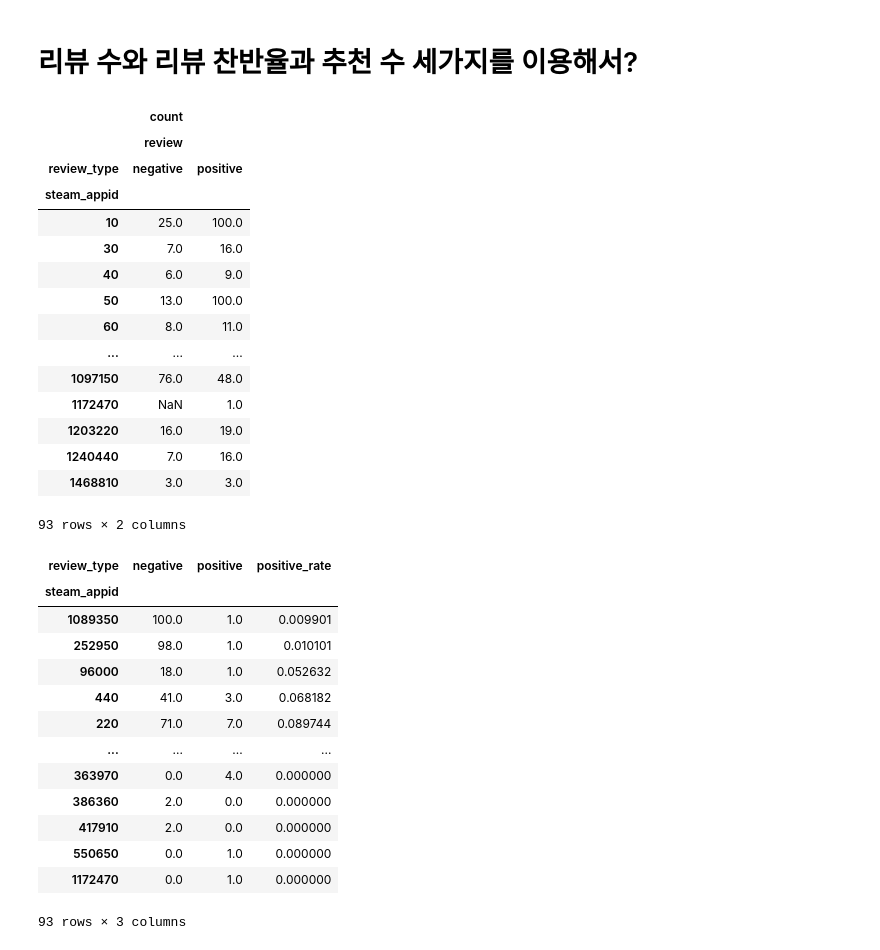
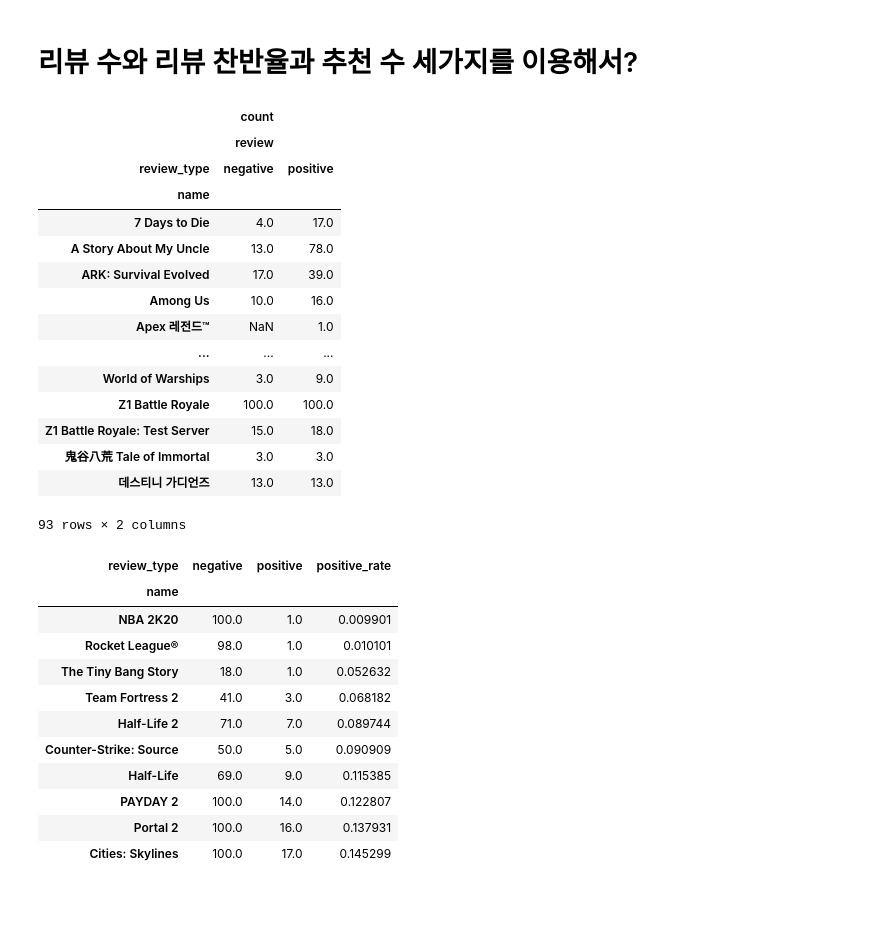
Before and after one commit to weejiwon-95/steamRecommendation, a Jupyter notebook: leanring/recommend.ipynb, the cells around one changed output. Saved outputs shown, nothing was run; the diff lists cells and outputs as text; code cells hidden in the pictures; blank space fills up the shorter version.

```diff
--- a/leanring/recommend.ipynb
+++ b/leanring/recommend.ipynb
@@ -156,25 +156,25 @@ Index(['steam_appid', 'name', 'recommendations', 'categories_id', 'genres_id',
 # %% [markdown]
 # 리뷰 수와 리뷰 찬반율과 추천 수 세가지를 이용해서?
 # %%
-rate_table = pd.pivot_table(all_data[['steam_appid','review_type','review']], index='steam_appid', columns=['review_type'], aggfunc = ['count'])
+rate_table = pd.pivot_table(all_data[['name','review_type','review']], index='name', columns=['review_type'], aggfunc = ['count'])
 # %%
 rate_table
 # %% [output]
 |  | count |  |
 |  | review |  |
 | review_type | negative | positive |
-| steam_appid |  |  |
-| 10 | 25.0 | 100.0 |
-| 30 | 7.0 | 16.0 |
-| 40 | 6.0 | 9.0 |
-| 50 | 13.0 | 100.0 |
-| 60 | 8.0 | 11.0 |
+| name |  |  |
+| 7 Days to Die | 4.0 | 17.0 |
+| A Story About My Uncle | 13.0 | 78.0 |
+| ARK: Survival Evolved | 17.0 | 39.0 |
+| Among Us | 10.0 | 16.0 |
+| Apex 레전드™ | NaN | 1.0 |
 | ... | ... | ... |
-| 1097150 | 76.0 | 48.0 |
-| 1172470 | NaN | 1.0 |
-| 1203220 | 16.0 | 19.0 |
-| 1240440 | 7.0 | 16.0 |
-| 1468810 | 3.0 | 3.0 |
+| World of Warships | 3.0 | 9.0 |
+| Z1 Battle Royale | 100.0 | 100.0 |
+| Z1 Battle Royale: Test Server | 15.0 | 18.0 |
+| 鬼谷八荒 Tale of Immortal | 3.0 | 3.0 |
+| 데스티니 가디언즈 | 13.0 | 13.0 |
 93 rows × 2 columns
 # %%
 rate_table = rate_table.droplevel(level=[0,1], axis=1)
@@ -183,19 +183,17 @@ rate_table['positive_rate'] = rate_table['positive'] / (rate_table['positive']+r
 # %%
 rate_table = rate_table.sort_values(by='positive_rate').fillna(0)
 # %%
-rate_table
+rate_table[:10]
 # %% [output]
 | review_type | negative | positive | positive_rate |
-| steam_appid |  |  |  |
-| 1089350 | 100.0 | 1.0 | 0.009901 |
-| 252950 | 98.0 | 1.0 | 0.010101 |
-| 96000 | 18.0 | 1.0 | 0.052632 |
-| 440 | 41.0 | 3.0 | 0.068182 |
-| 220 | 71.0 | 7.0 | 0.089744 |
-| ... | ... | ... | ... |
-| 363970 | 0.0 | 4.0 | 0.000000 |
-| 386360 | 2.0 | 0.0 | 0.000000 |
-| 417910 | 2.0 | 0.0 | 0.000000 |
-| 550650 | 0.0 | 1.0 | 0.000000 |
-| 1172470 | 0.0 | 1.0 | 0.000000 |
+| name |  |  |  |
+| NBA 2K20 | 100.0 | 1.0 | 0.009901 |
+| Rocket League® | 98.0 | 1.0 | 0.010101 |
+| The Tiny Bang Story | 18.0 | 1.0 | 0.052632 |
+| Team Fortress 2 | 41.0 | 3.0 | 0.068182 |
+| Half-Life 2 | 71.0 | 7.0 | 0.089744 |
+| Counter-Strike: Source | 50.0 | 5.0 | 0.090909 |
+| Half-Life | 69.0 | 9.0 | 0.115385 |
+| PAYDAY 2 | 100.0 | 14.0 | 0.122807 |
+| Portal 2 | 100.0 | 16.0 | 0.137931 |
+| Cities: Skylines | 100.0 | 17.0 | 0.145299 |
-93 rows × 3 columns
```
Also changed, not shown: parts of 3 cells of this notebook.
